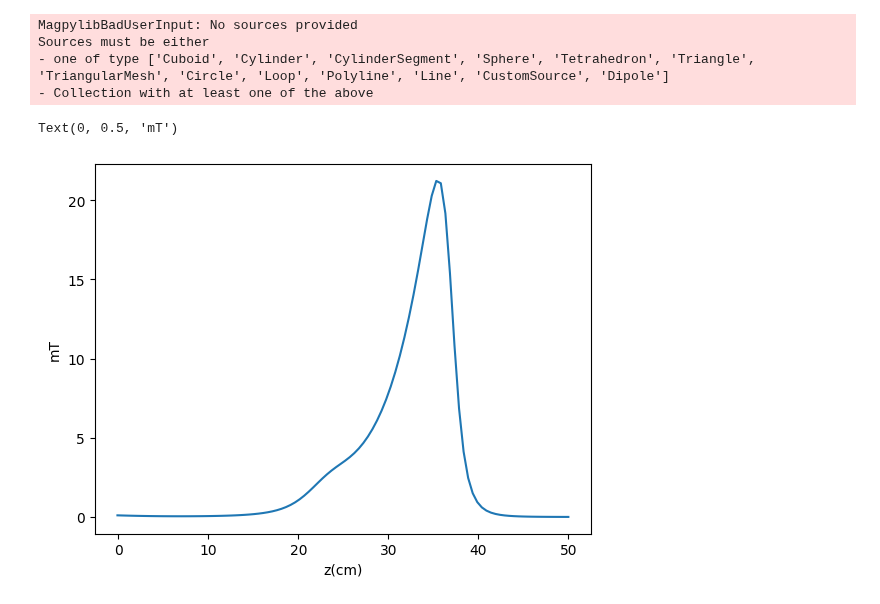
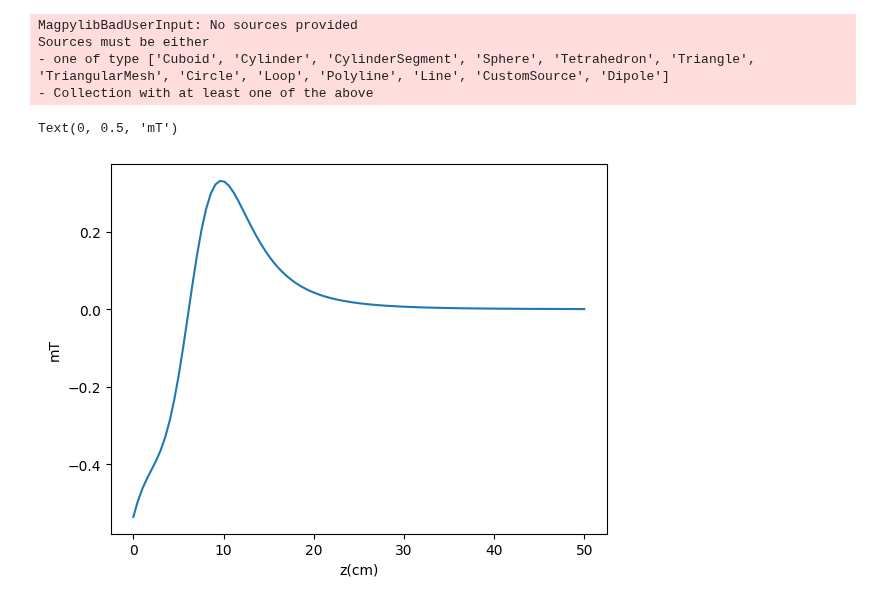
Before and after one commit to benfox4543/YB-zeeman-slower, a Jupyter notebook: halbach-1.ipynb, the cells around one changed output. Drawn from its saved outputs; the diff is of its cells as text; code cells hidden in the pictures.

Commit message:
made full halbach array

```diff
--- a/halbach-1.ipynb
+++ b/halbach-1.ipynb
@@ -92,24 +92,6 @@ MagpylibBadUserInput: No sources provided
 Sources must be either
 - one of type ['Cuboid', 'Cylinder', 'CylinderSegment', 'Sphere', 'Tetrahedron', 'Triangle', 'TriangularMesh', 'Circle', 'Loop', 'Polyline', 'Line', 'CustomSource', 'Dipole']
 - Collection with at least one of the above
-# %%
-zeeman_prof = magpy.Collection()
-n = 5
-l =[-24,24,24,-24,24]
-ll = ['y','x','y','x','y']
-j = 0
-angles = np.linspace(0, 360, n, endpoint=False)
-for i in angles:
-    cube1= magpy.magnet.Cuboid(
-    dimension=(6,6,128),
-    polarization=(0,-1.08,0),
-    position=(40,1,0))
-    cube1.rotate_from_angax(i, 'z', anchor=0)
-    cube1.rotate_from_angax(i, 'z')
-    cube1.rotate_from_angax(l[j], ll[j],anchor = 0)
-    zeeman_prof.add(cube1)
-    j = j+1
-magpy.show(zeeman_prof, backend='plotly')
 # %%
 zeeman_prof = magpy.Collection()
 j = 0
@@ -240,15 +161,15 @@ magpy.show(zeeman_prof_x,zeeman_prof, backend='plotly')
 # %%
-z = np.linspace(-1,500,100)
+z = np.linspace(0,500,100)
 b_z = []
 b_x = []
 b_y = []
 for i in z:
-    b_z.append(zeeman_prof.getB([0,0,i])[1]+zeeman_prof_x.getB([0,0,i])[1])
+    b_z.append(zeeman_prof.getB([0,0,i])[2])
 
 
-plt.plot(z/1e1,b_z)
+plt.plot(z/1e1,np.array(b_z)*1e3)
 plt.xlabel('z(cm)')
 plt.ylabel('mT')
 # %% [output]
 Text(0, 0.5, 'mT')
-[figure, old version]
+[figure, new version]
```
Also changed, not shown: parts of 2 cells of this notebook.
